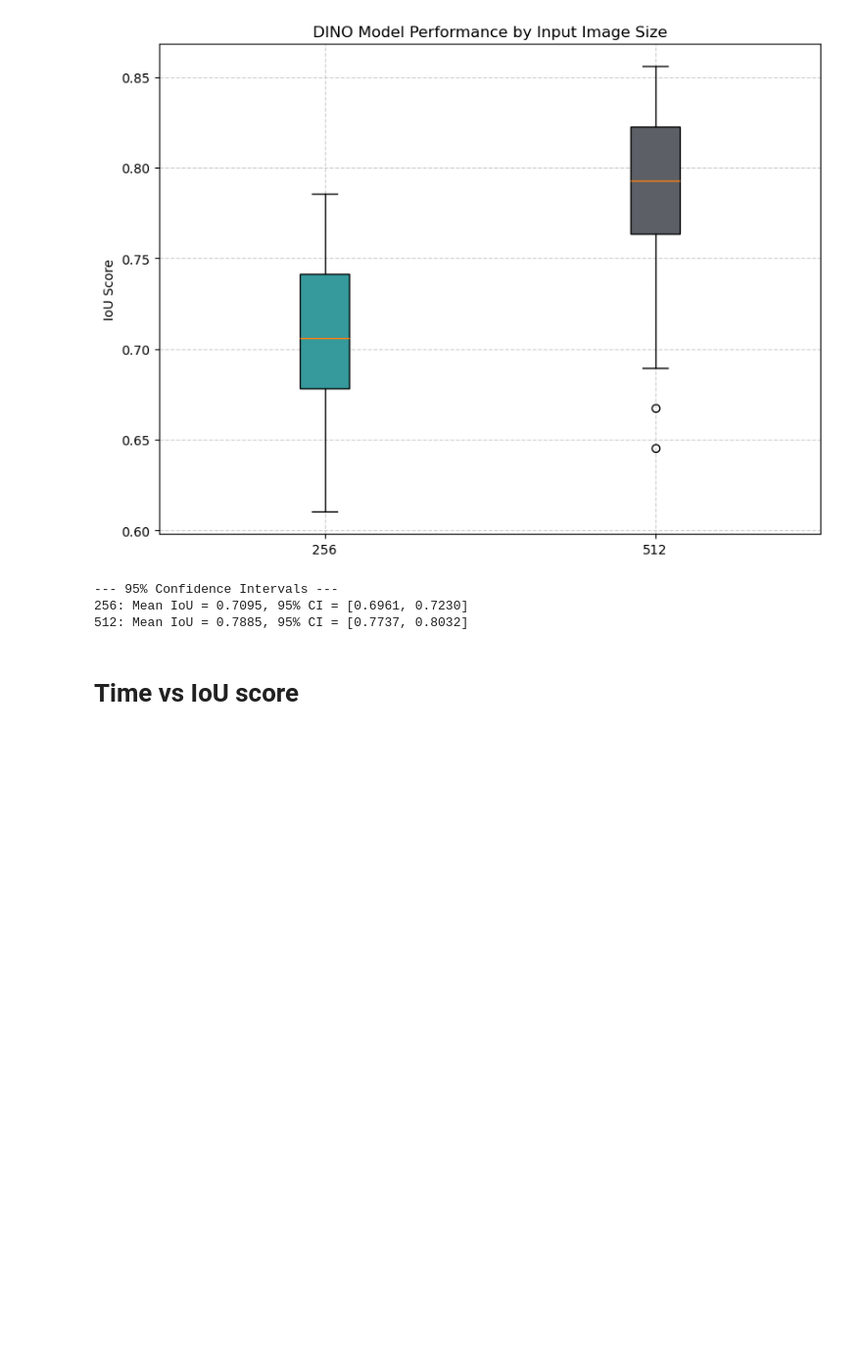
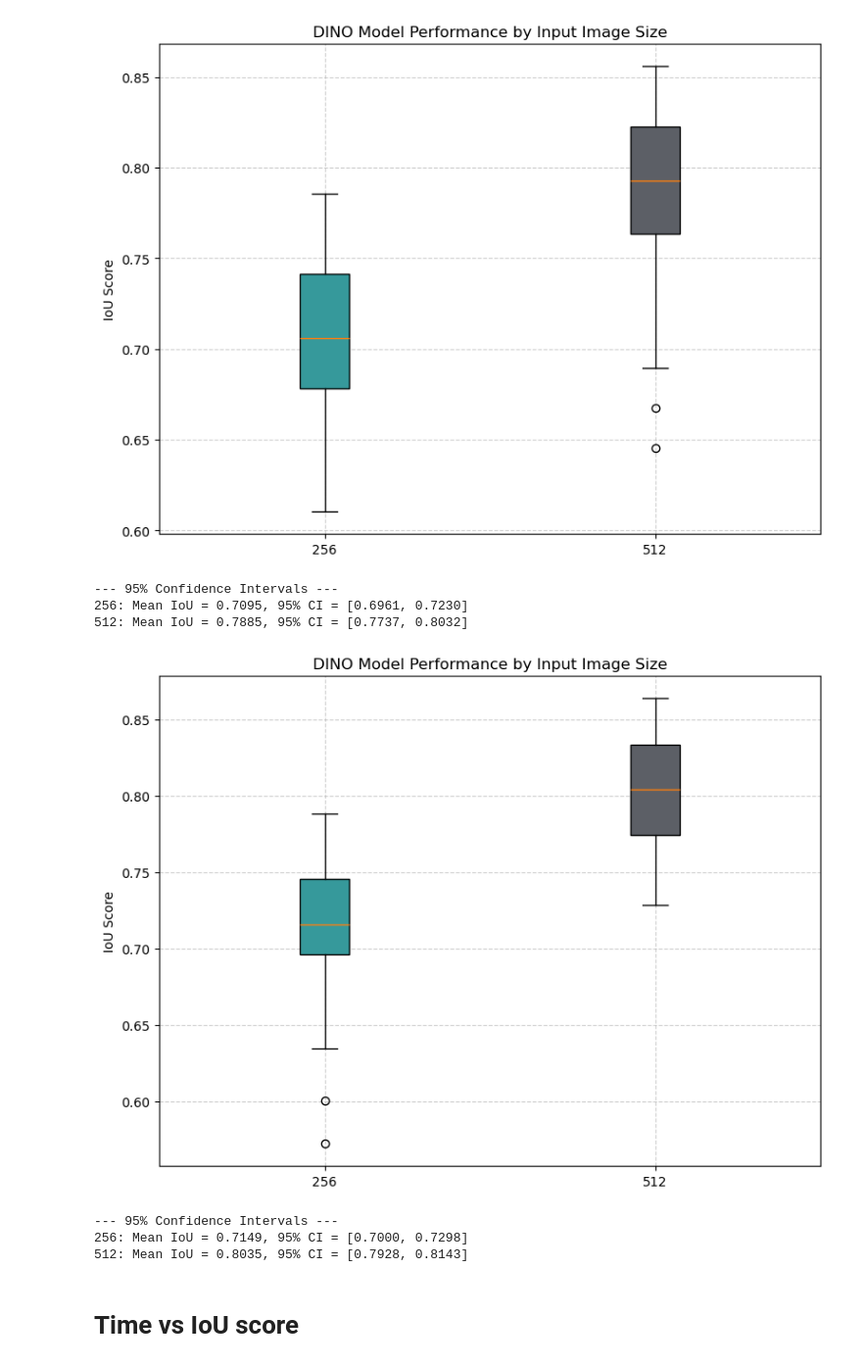
Before and after one commit to Alfred-Aqraou/nk-cell-segmentation, a Jupyter notebook: Final_stats.ipynb, the cells around one changed output. Shown at 98% size. Drawn from its saved outputs; the diff is of its cells as text; code cells hidden in the pictures; blank space fills up the shorter version.

Commit message:
Add image file for ResNet image size comparison

```diff
--- a/Final_stats.ipynb
+++ b/Final_stats.ipynb
@@ -12,6 +12,7 @@ from datetime import timedelta
 # %%
 # load files
 resnet_files = ['exports/unet/resnet_np/resnet50_4_False_adam_dice_0.001_512_seed42_epoch100_pat10_per_image_iou_fold2.npy', 'exports/unet/resnet_np/resnet50_4_True_adam_iou_0.001_512_seed42_epoch100_pat10_per_image_iou_fold1.npy', 'exports/unet/resnet_np/resnet50_8_False_adam_combined_0.001_512_seed42_epoch100_pat10_per_image_iou_fold3.npy']
+resnet_256_files = ["exports/unet/06-21/22-43-34/resnet18_4_False_adam_iou_0.001_256_seed42_epoch100_pat20_per_image_iou_fold2.npy","exports/unet/06-21/22-43-34/resnet50_4_False_adam_combined_0.0005_256_seed42_epoch100_pat20_per_image_iou_fold3.npy","exports/unet/06-21/22-43-34/resnet50_8_False_adam_combined_0.001_256_seed42_epoch100_pat20_per_image_iou_fold1.npy"]
 dino_files = ['exports/unet/dino_np/dino_fdnzv5c2_e399_4_True_adam_dice_0.001_512_seed42_epoch100_pat10_per_image_iou_fold1.npy', 'exports/unet/dino_np/dino_fdnzv5c2_e399_4_False_adam_dice_0.0005_512_seed42_epoch100_pat10_per_image_iou_fold2.npy', 'exports/unet/dino_np/dino_fdnzv5c2_e399_4_False_adam_iou_0.001_512_seed42_epoch100_pat10_per_image_iou_fold3.npy']
 dino_256_files = ["exports/unet/06-21/13-50-26/dino_70queb8d_e399_4_False_adam_combined_0.0005_256_seed42_epoch100_pat20_per_image_iou_fold2.npy","exports/unet/06-21/13-50-26/dino_fdnzv5c2_e399_4_False_adam_iou_0.001_256_seed42_epoch100_pat20_per_image_iou_fold3.npy","exports/unet/06-21/13-50-26/dino_fdnzv5c2_e399_4_True_adam_dice_0.001_256_seed42_epoch100_pat20_per_image_iou_fold1.npy"]
 baseline_files = ['exports/baseline/baseline_np/per_image_iou_fold1_baseline.npy', 'exports/baseline/baseline_np/per_image_iou_fold2_baseline.npy', 'exports/baseline/baseline_np/per_image_iou_fold3_baseline.npy']
@@ -27,6 +28,7 @@ def load_iou_scores(file_list):
 
 # Load IoUs for each model
 resnet_ious = load_iou_scores(resnet_files)
+resnet_256_ious = load_iou_scores(resnet_256_files)
 dino_ious = load_iou_scores(dino_files)
 dino_256_ious = load_iou_scores(dino_256_files)
 baseline_ious = load_iou_scores(baseline_files)
@@ -148,6 +150,41 @@ for label, group in zip(labels, data):
 --- 95% Confidence Intervals ---
 256: Mean IoU = 0.7095, 95% CI = [0.6961, 0.7230]
 512: Mean IoU = 0.7885, 95% CI = [0.7737, 0.8032]
+# %%
+# Create boxplot
+data = [resnet_256_ious, resnet_ious]
+labels = ['256', '512']
+colors = ["#36999B",'#5C5F66']
+
+plt.figure(figsize=(8, 6))
+box = plt.boxplot(data, patch_artist=True, labels=labels)
+
+# Apply colors to each box
+for patch, color in zip(box['boxes'], colors):
+    patch.set_facecolor(color)
+    patch.set_edgecolor('black')
+
+plt.ylabel('IoU Score')
+plt.title('DINO Model Performance by Input Image Size')
+plt.grid(True, linestyle='--', alpha=0.6)
+plt.tight_layout()
+plt.show()
+
+# Calculate and print confidence intervals
+print("\n--- 95% Confidence Intervals ---")
+for label, group in zip(labels, data):
+    mean = np.mean(group)
+    std = np.std(group, ddof=1)
+    n = len(group)
+    ci_half_width = 1.96 * (std / np.sqrt(n))
+    ci_low = mean - ci_half_width
+    ci_high = mean + ci_half_width
+    print(f"{label}: Mean IoU = {mean:.4f}, 95% CI = [{ci_low:.4f}, {ci_high:.4f}]")
+# %% [output]
+[figure, added]
+--- 95% Confidence Intervals ---
+256: Mean IoU = 0.7149, 95% CI = [0.7000, 0.7298]
+512: Mean IoU = 0.8035, 95% CI = [0.7928, 0.8143]
 # %% [markdown]
 # Time vs IoU score
 # %%
```
Also changed, not shown: 1 other file.
